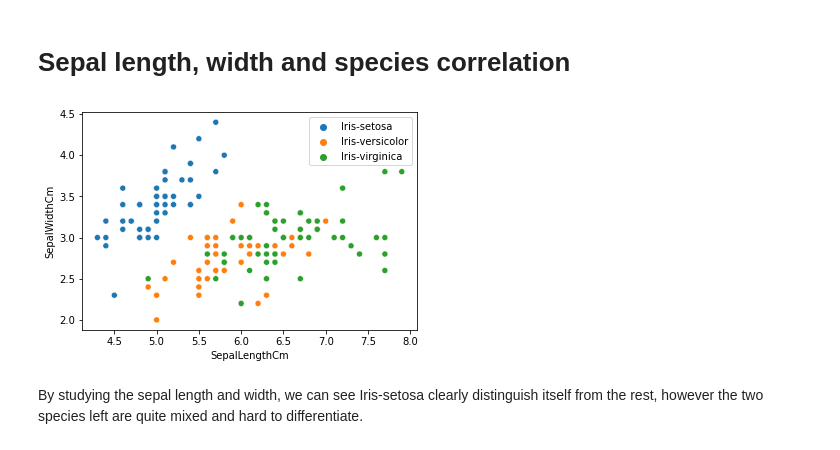
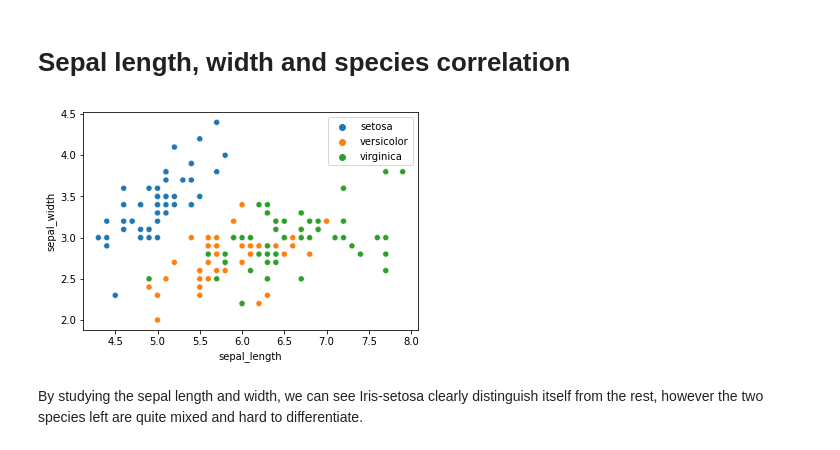
Before and after one commit to lynda-trad/Iris, a Jupyter notebook: Iris.ipynb, the cells around one changed output. Drawn from its saved outputs; the diff is of its cells as text; code cells hidden in the pictures.

Commit message:
import dataset from seaborn directly

```diff
--- a/Iris.ipynb
+++ b/Iris.ipynb
@@ -45,0 +27,3 @@ NameError: name 'load_iris' is not defined
+# %%
+data = sns.load_dataset("iris")
+data
@@ -65,12 +62,12 @@ The dataset is filled, we can use it safely with no need of cleaning.
 # %% [markdown]
 # Sepal length, width and species correlation
 # %%
-sepal_species_fig = sns.scatterplot(data=data, x='SepalLengthCm', y='SepalWidthCm', hue='Species')
+sepal_species_fig = sns.scatterplot(data=data, x='sepal_length', y='sepal_width', hue='species')
 plt.legend(loc='upper right')
 plt.title("")
 plt.show()
 # %% [output]
-[figure, old version]
+[figure, new version]
 # %% [markdown]
 By studying the sepal length and width, we can see Iris-setosa clearly distinguish itself from the rest, however the two species left are quite mixed and hard to differentiate.
 # %% [markdown]
```
Also changed, not shown: parts of 8 cells of this notebook, 1 other file.
